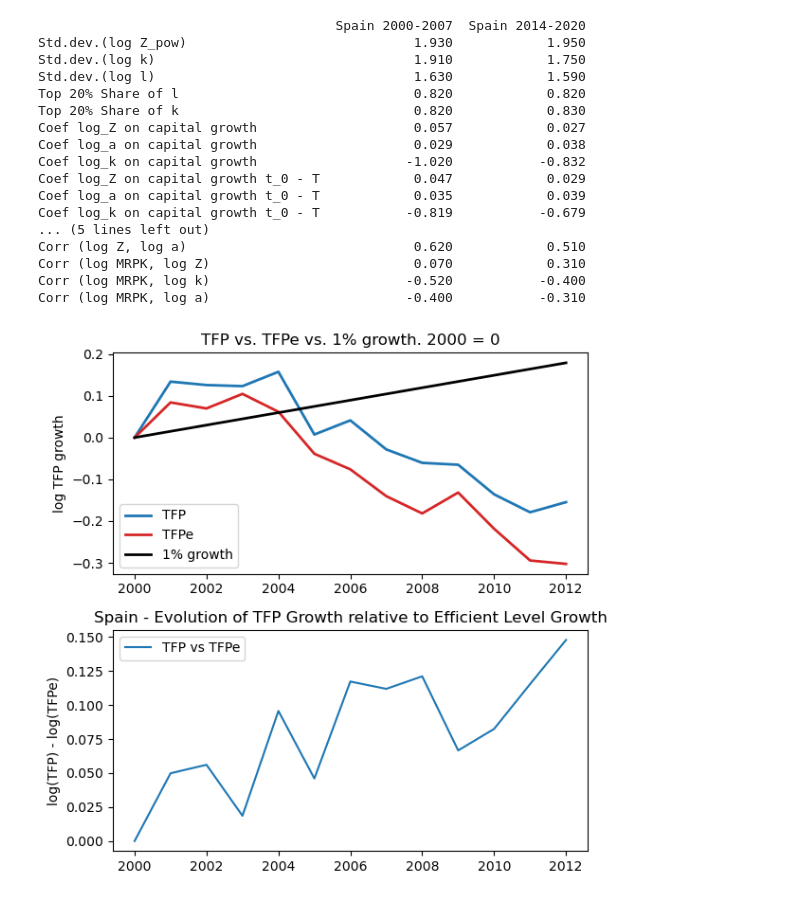
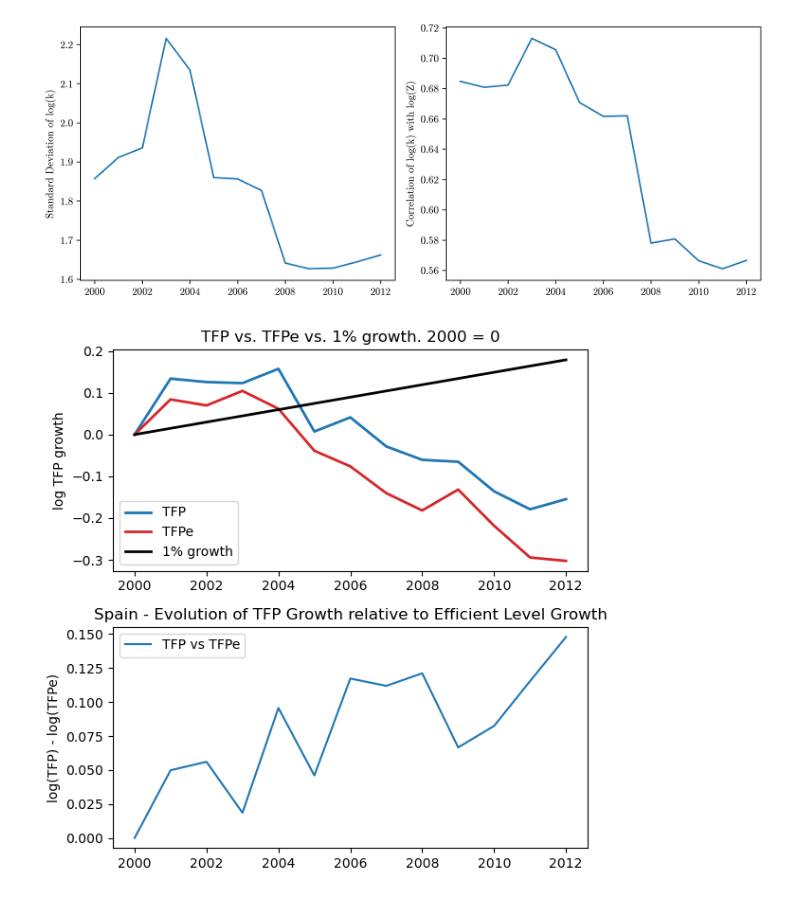
Before and after one commit to CurdinLieberherr/Master-Thesis, a Jupyter notebook: remodel_gopinath.ipynb, the cells around one changed output. Saved outputs shown, nothing was run; the diff lists cells and outputs as text; code cells hidden in the pictures.

```diff
--- a/remodel_gopinath.ipynb
+++ b/remodel_gopinath.ipynb
@@ -18,23 +55,7 @@ compare = CompareCountries([spain,spain2])
 # %%
-print(compare.compare_all_moments())
+fig = spain.plot_capital_tfp_moments()
 # %% [output]
-                                      Spain 2000-2007  Spain 2014-2020
-Std.dev.(log Z_pow)                             1.930            1.950
-Std.dev.(log k)                                 1.910            1.750
-Std.dev.(log l)                                 1.630            1.590
-Top 20% Share of l                              0.820            0.820
-Top 20% Share of k                              0.820            0.830
-Coef log_Z on capital growth                    0.057            0.027
-Coef log_a on capital growth                    0.029            0.038
-Coef log_k on capital growth                   -1.020           -0.832
-Coef log_Z on capital growth t_0 - T            0.047            0.029
-Coef log_a on capital growth t_0 - T            0.035            0.039
-Coef log_k on capital growth t_0 - T           -0.819           -0.679
-... (5 lines left out)
-Corr (log Z, log a)                             0.620            0.510
-Corr (log MRPK, log Z)                          0.070            0.310
-Corr (log MRPK, log k)                         -0.520           -0.400
-Corr (log MRPK, log a)                         -0.400           -0.310
+[figure, added]
 # %%
 prodplotn = spain.plot_productivity(figsize = (6,6))
 # %% [output]
```
Also changed, not shown: parts of 5 cells of this notebook, 2 other files.
